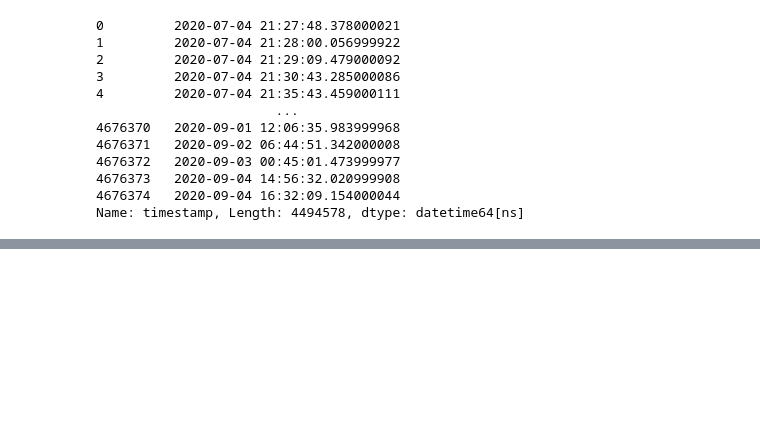
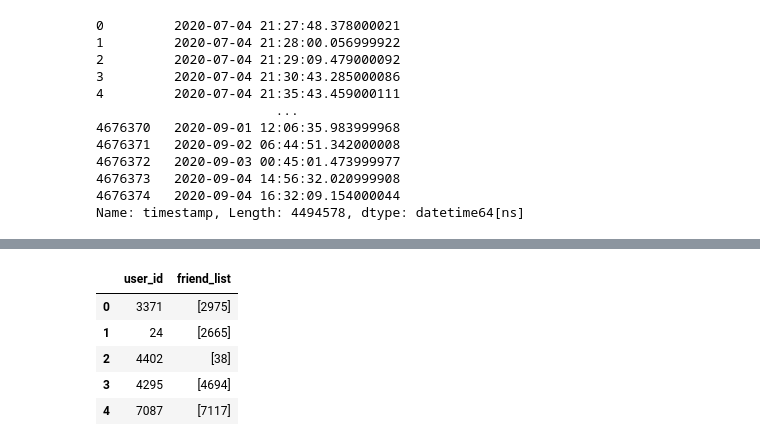
Before and after one commit to PERCY-1417/FinalProject_2025_TURCAT, a Jupyter notebook: solution/EDA.ipynb, the cells around one changed output, grey strips where cells are left out. Drawn from its saved outputs; the diff is of its cells as text; code cells hidden in the pictures; blank space fills up the shorter version.

```diff
--- a/solution/EDA.ipynb
+++ b/solution/EDA.ipynb
@@ -260,0 +428,11 @@ Name: timestamp, Length: 4494578, dtype: datetime64[ns]
+# %%
+social_network = pd.read_csv("data_final_project/KuaiRec 2.0/data/social_network.csv")
+
+social_network.head()
+# %% [output]
+|  | user_id | friend_list |
+| 0 | 3371 | [2975] |
+| 1 | 24 | [2665] |
+| 2 | 4402 | [38] |
+| 3 | 4295 | [4694] |
+| 4 | 7087 | [7117] |
```
Also changed, not shown: parts of 29 cells of this notebook.
